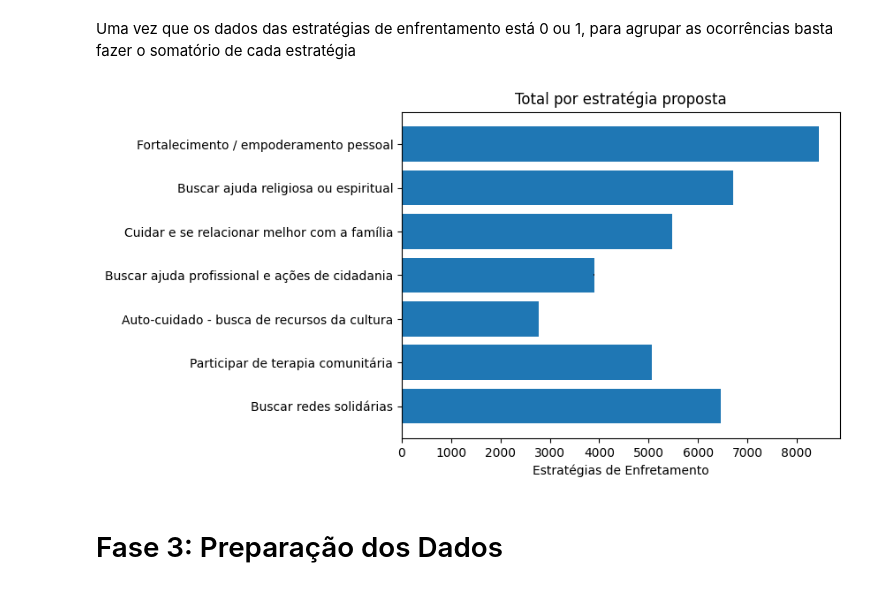
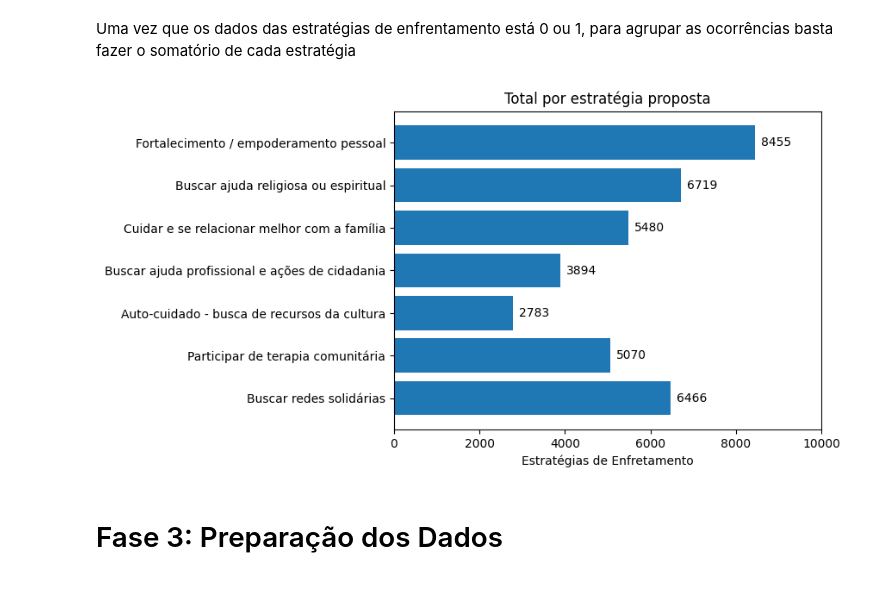
Before and after one commit to rafaeld3castro/tcc2, a Jupyter notebook: src/main/TCC2.ipynb, the cells around one changed output. Cells and saved outputs as stored; diff of their text form; code cells hidden in the pictures.

```diff
--- a/src/main/TCC2.ipynb
+++ b/src/main/TCC2.ipynb
@@ -401,21 +376,26 @@ labels_estrategias = [
 # %%
 plt.rcdefaults()
 fig, ax = plt.subplots()
 
 # Distribuição por estratégia proposta
 y_pos = np.arange(len(labels_estrategias))
 error = np.random.rand(len(labels_estrategias))
 
-ax.barh(y_pos, totais_estrategias, xerr=error, align='center')
+barra_estrategias = ax.barh(y_pos, totais_estrategias, xerr=error, align='center')
+ax.bar_label(barra_estrategias, padding=5, color='black')
+
 ax.set_yticks(y_pos, labels=labels_estrategias)
-ax.invert_yaxis()  # labels read top-to-bottom
+
+# labels lidos de cima pra baixo
+ax.invert_yaxis()
+
 ax.set_xlabel('Estratégias de Enfretamento')
 ax.set_title('Total por estratégia proposta')
+ax.set_xlim(0, 10000)
 
-# Exibir o gráfico
 plt.show()
 # %% [output]
-[figure, old version]
+[figure, new version]
 # %% [markdown]
 # Fase 3: Preparação dos Dados
 # %% [markdown]
```
Also changed, not shown: parts of 44 cells of this notebook, 1 other file.
